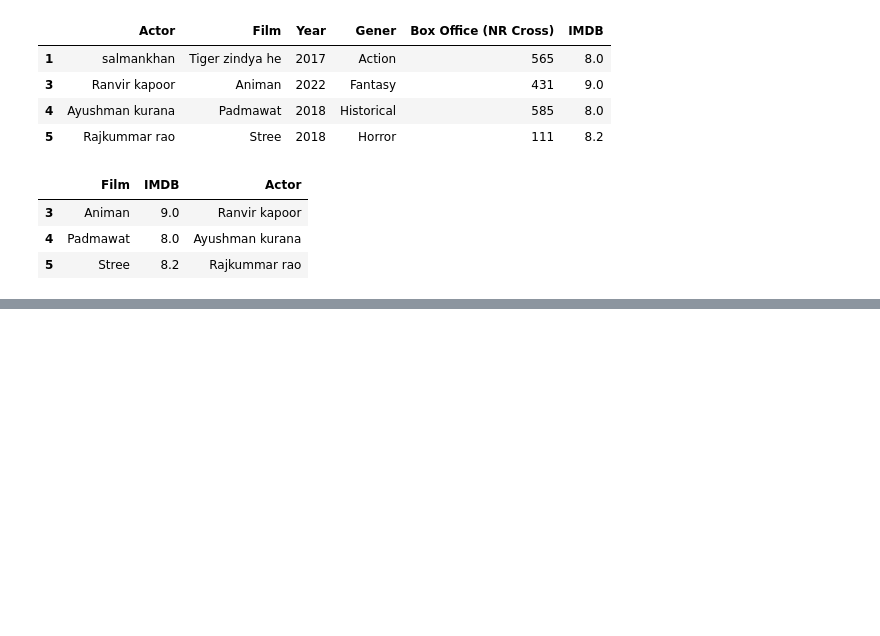
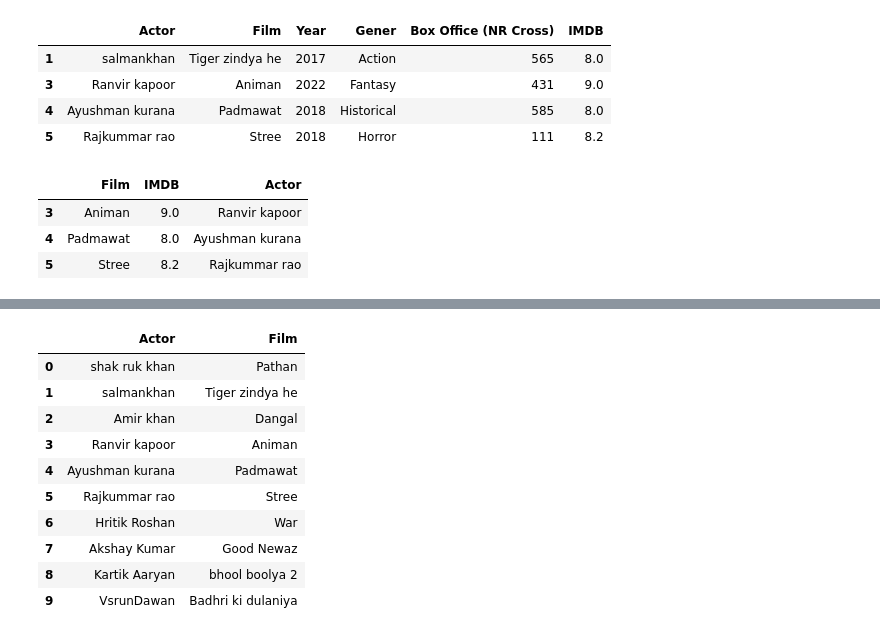
Before and after one commit to SUSHIL-DEV07/DATA-SCIENCE, a Jupyter notebook: SECTION 7 PANDAS/04 Filtering.ipynb, the cells around one changed output, grey strips where cells are left out. Cells and saved outputs as stored; diff of their text form; code cells hidden in the pictures; blank space fills up the shorter version.

```diff
--- a/SECTION 7 PANDAS/04 Filtering.ipynb
+++ b/SECTION 7 PANDAS/04 Filtering.ipynb
@@ -103,0 +136,16 @@ Data.query ("IMDB >= 8 and Year > 2017")[["Film" ,"IMDB" ,'Actor']]
+# %%
+df = Data [['Actor', 'Film'] ].copy()
+# %%
+df
+# %% [output]
+|  | Actor | Film |
+| 0 | shak ruk khan | Pathan |
+| 1 | salmankhan | Tiger zindya he |
+| 2 | Amir khan | Dangal |
+| 3 | Ranvir kapoor | Animan |
+| 4 | Ayushman kurana | Padmawat |
+| 5 | Rajkummar rao | Stree |
+| 6 | Hritik Roshan | War |
+| 7 | Akshay Kumar | Good Newaz |
+| 8 | Kartik Aaryan | bhool boolya 2 |
+| 9 | VsrunDawan | Badhri ki dulaniya |
```
Also changed, not shown: parts of 12 cells of this notebook, 4 other files.
